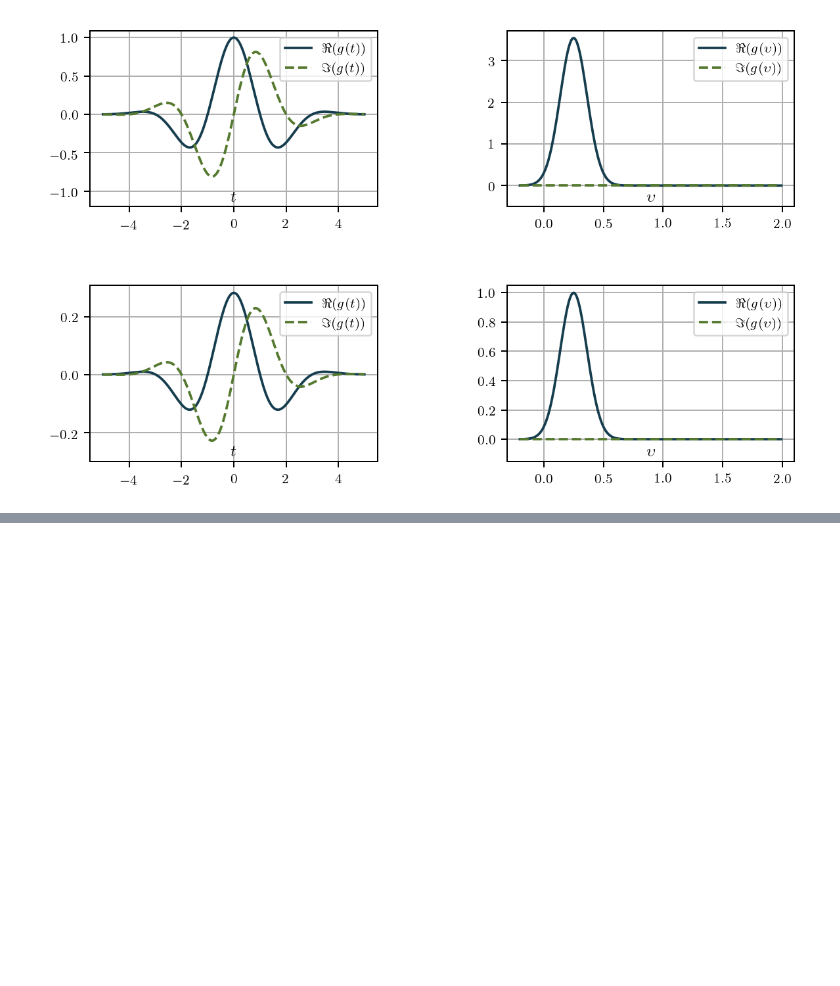
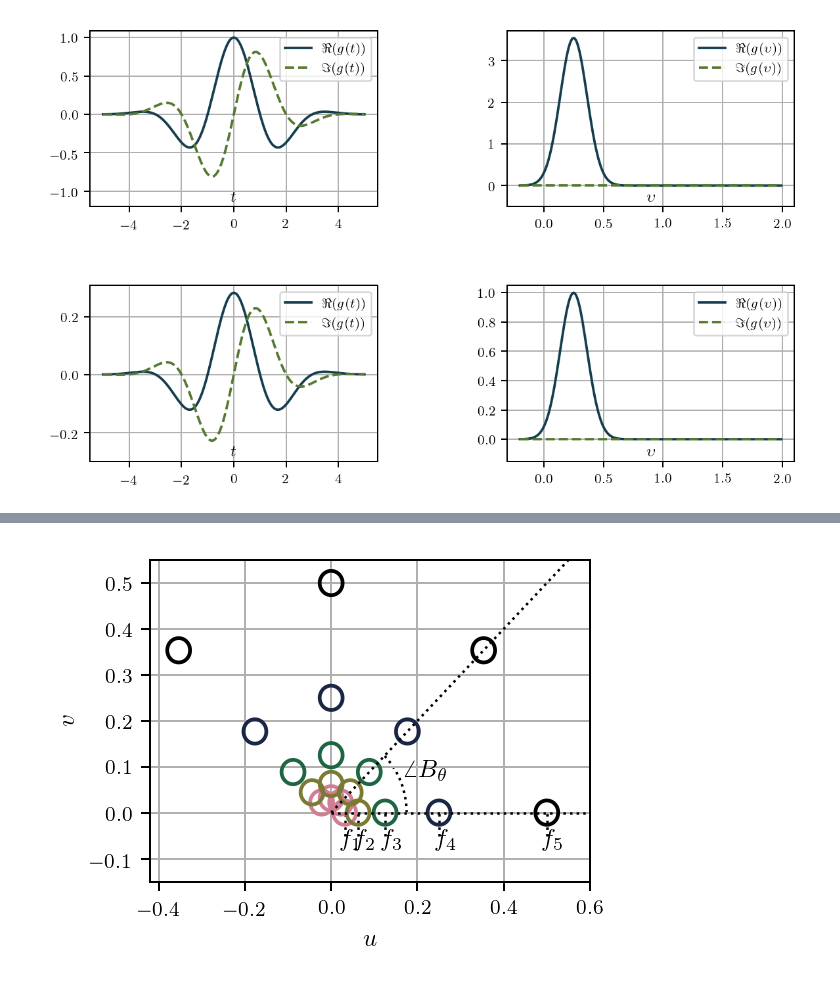
Before and after one commit to CVMethods/thesis_notebooks, a Jupyter notebook: Ch3_Gabor filter description_figures.ipynb, the cells around one changed output, grey strips where cells are left out. Saved outputs shown, nothing was run; the diff lists cells and outputs as text; code cells hidden in the pictures; blank space fills up the shorter version.

```diff
--- a/Ch3_Gabor filter description_figures.ipynb
+++ b/Ch3_Gabor filter description_figures.ipynb
@@ -294,7 +320,7 @@ u0 = v0 = 0.6
 [x, y] = np.meshgrid(np.arange(-x0, x0, 0.1), np.arange(-y0, y0, 0.1))
 [u, v] = np.meshgrid(np.arange(-0.42, u0, 0.001), np.arange(-0.15, 0.55, 0.001))
 
-fig = plt.figure(figsize=set_size(width=width_pt, fraction=0.5, ratio=0.75), dpi=180)
+fig = plt.figure(figsize=set_size(width=width_pt, fraction=0.45, ratio=0.75), dpi=180)
 ax = fig.add_subplot(1, 1, 1)
 
 c_vals = np.linspace(0, 0.6, len(frequencies))
@@ -335,33 +361,35 @@ for ii, f in enumerate(frequencies):
         gs = gauss_s * np.exp(1j* 2 *np.pi * f * xr)
 
         gauss_sf = np.exp(- np.pi**2 * (((ur-f)**2/alpha**2) + (vr**2/beta**2)))
         gsf = gauss_sf #* np.exp(-1j* 2*np.pi * (u-f) * t_0)
         gsf *= np.pi/(alpha*beta)
 
         gs_norm = gs * norm_const
         gsf_norm = gsf * norm_const
 
 
 
 #         print gsf_norm.shape
 #         print gsf_norm > 0
         plt.contour(u, v, gsf_norm, levels=[0.5], colors=[colors[ii]])
 
 e1 = patches.Arc((0, 0), 0.35, 0.35, theta1=0, theta2=45, linestyle=':', lw=1)
 ax.add_patch(e1)
 
 plt.plot(u1_values, v1_values, color='k', linestyle=':', lw=1)
 plt.plot(u2_values, v2_values, color='k', linestyle=':', lw=1)
 plt.text(0.17, 0.07, r'$\angle B_\theta$', rotation=0)
 
 plt.grid()
 plt.xlabel(r'$u$')
 plt.ylabel(r'$v$')
 plt.xlim(-0.42, 0.6)
 plt.ylim(-0.15, 0.55)
 
 # plt.savefig('GaborFilterbank_freq_2d_octave_spacing.pdf', format='pdf', bbox_inches='tight')
 # plt.savefig(outdir + 'GaborFilterbank_freq_2d_octave_spacing.pdf', format='pdf', bbox_inches='tight')
+# %% [output]
+[figure, added]
 # %%
 # Generating Gabor filterbank in spatial-frequency domain
 min_period = 2.
```
Also changed, not shown: parts of 6 cells of this notebook, 8 other files.
